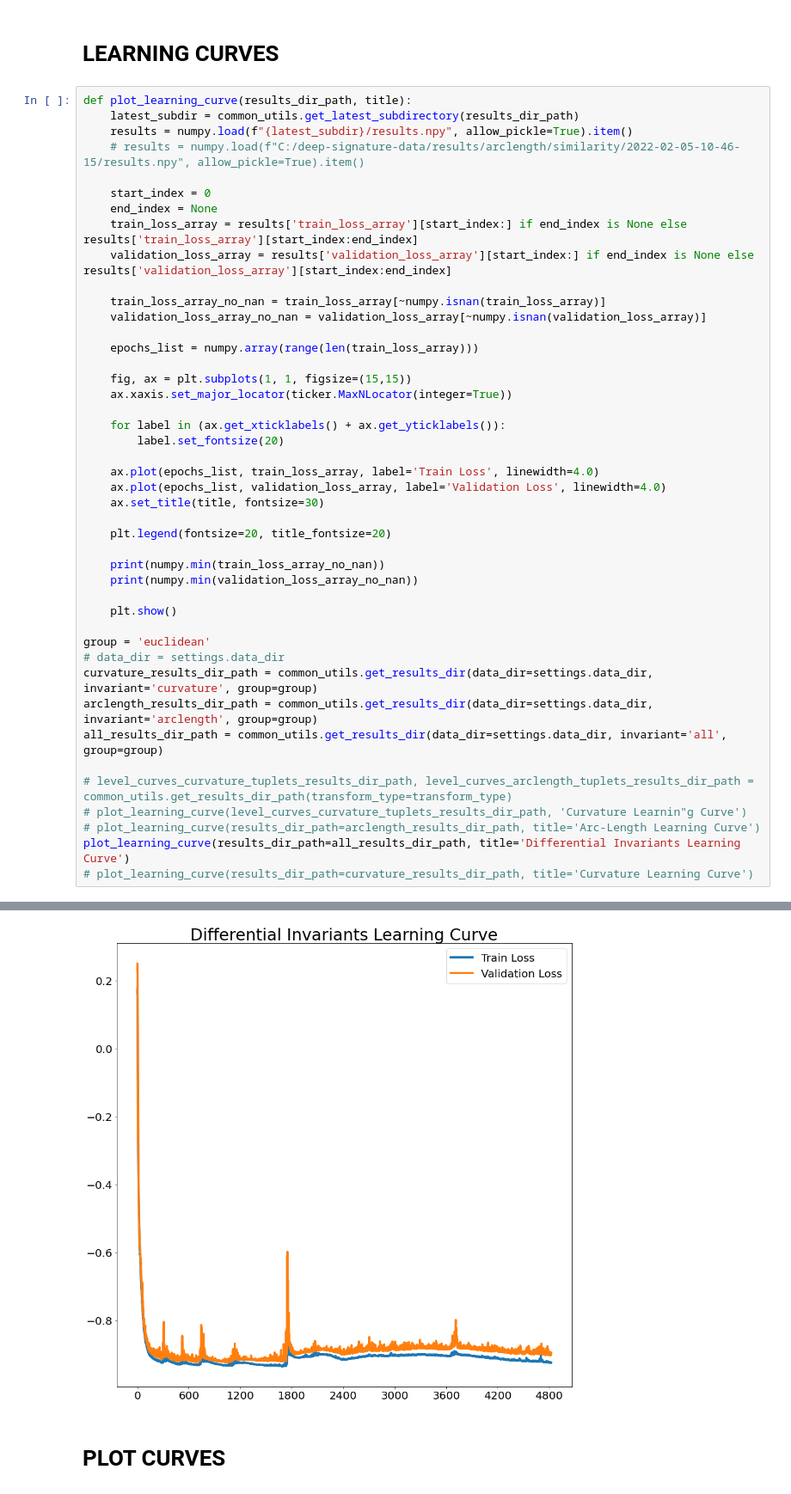
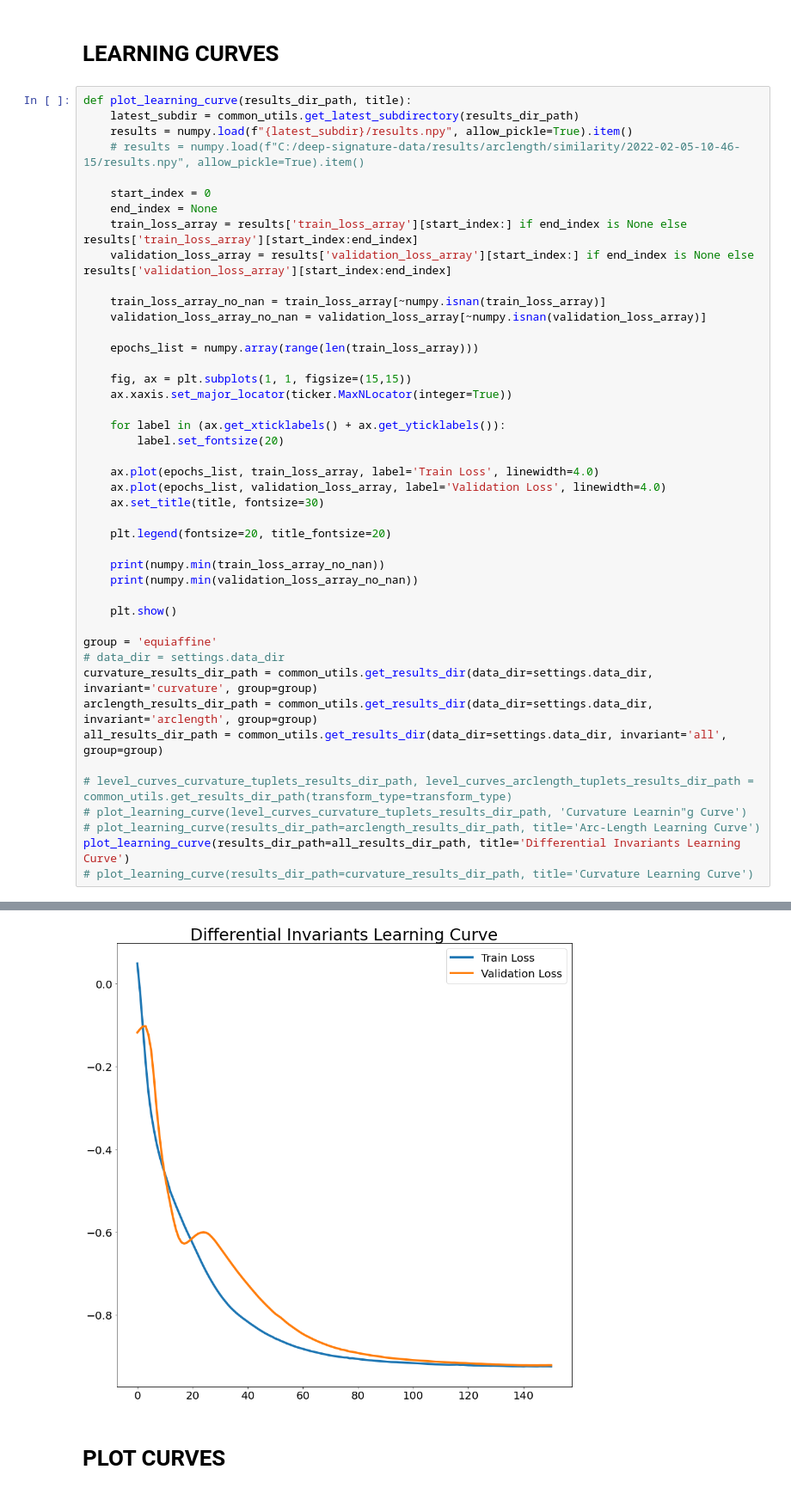
Before and after one commit to royvelich/deep-signature, a Jupyter notebook: notebooks/level_curves/qualitative_evaluation.ipynb, the cells around one changed output, grey strips where cells are left out. Shown at 86% size. Saved outputs shown, nothing was run; the diff lists cells and outputs as text.

```diff
--- a/notebooks/level_curves/qualitative_evaluation.ipynb
+++ b/notebooks/level_curves/qualitative_evaluation.ipynb
@@ -67,7 +67,7 @@ def plot_learning_curve(results_dir_path, title):
 
     plt.show()
 
-group = 'euclidean'
+group = 'equiaffine'
 # data_dir = settings.data_dir
 curvature_results_dir_path = common_utils.get_results_dir(data_dir=settings.data_dir, invariant='curvature', group=group)
 arclength_results_dir_path = common_utils.get_results_dir(data_dir=settings.data_dir, invariant='arclength', group=group)
@@ -84,4 +84,4 @@ plot_learning_curve(results_dir_path=all_results_dir_path, title='Differential I
-[figure, old version]
+[figure, new version]
 # %% [markdown]
 # PLOT CURVES
 # %%
```
Also changed, not shown: parts of 2 cells of this notebook, 3 other files.
